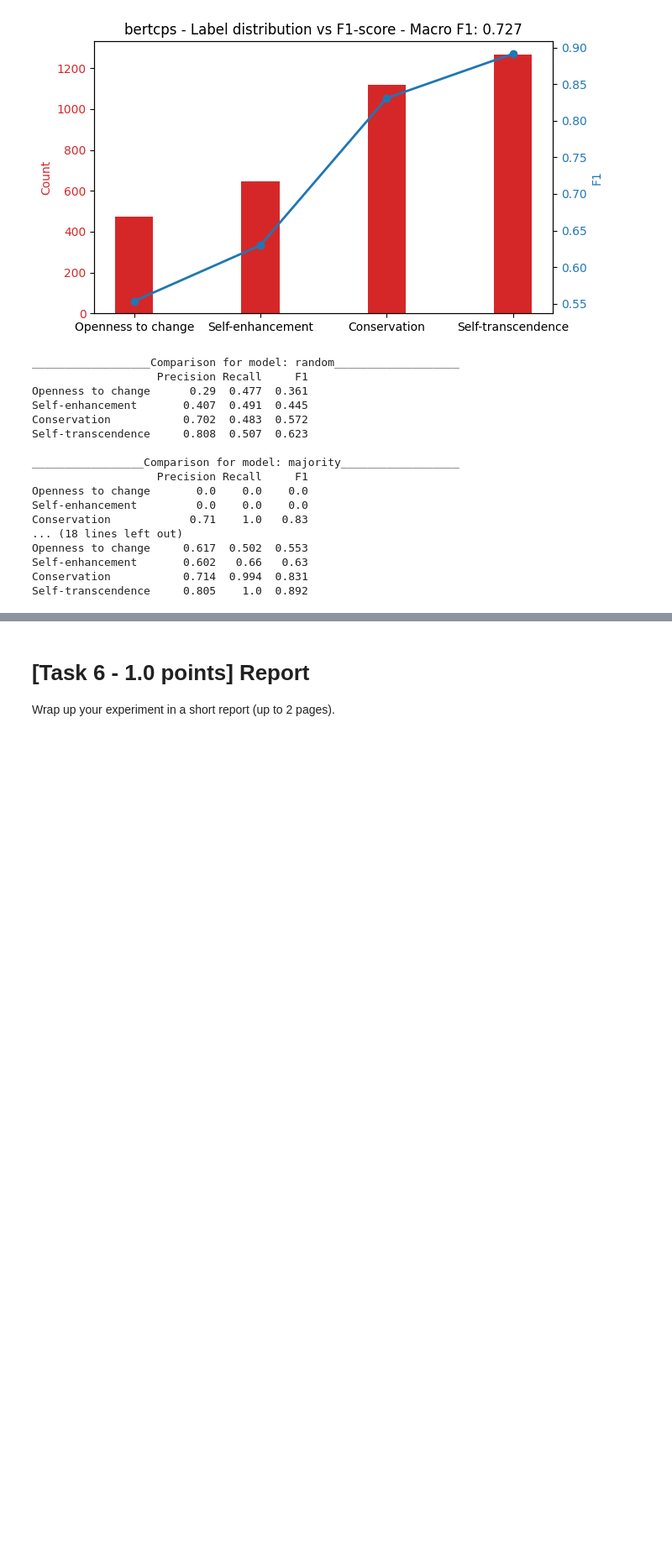
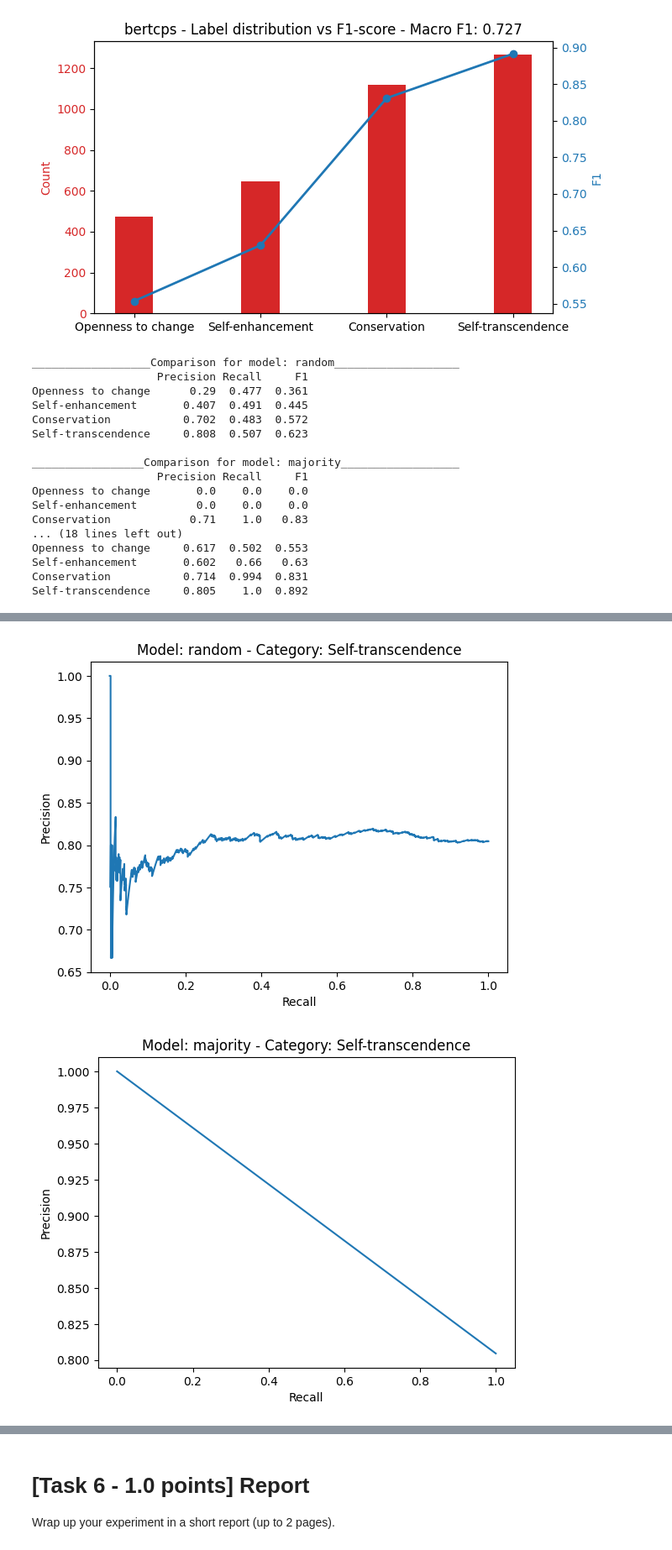
Before and after one commit to AndreaZecca/NLP-assignments, a Jupyter notebook: Assignment-2/Assignment2.ipynb, the cells around one changed output, grey strips where cells are left out. Shown at 84% size. Drawn from its saved outputs; the diff is of its cells as text; code cells hidden in the pictures; blank space fills up the shorter version.

```diff
--- a/Assignment-2/Assignment2.ipynb
+++ b/Assignment-2/Assignment2.ipynb
@@ -897,0 +954,16 @@ Self-transcendence     0.805    1.0  0.892
+# %%
+# computing precision-recall curve for each model on category with the highest f1-score
+for model_name in list(results.keys()):
+    model_results_all = results[model_name]
+    model_results_best = model_results_all[np.argmax([x['macro_f1'] for x in model_results_all])]
+    most_classified_category_index = np.argmax(model_results_best['f1s'])
+    most_classified_category = TOUCHE_VALUES[most_classified_category_index]
+    precision, recall, _ = precision_recall_curve(model_results_best['all_labels'][:, most_classified_category_index], model_results_best['all_outputs'][:, most_classified_category_index])
+    plt.plot(recall, precision)
+    plt.xlabel('Recall')
+    plt.ylabel('Precision')
+    plt.title(f'Model: {model_name} - Category: {most_classified_category}')
+    plt.show()
+# %% [output]
+[figure, added]
+[figure, added]
```
Also changed, not shown: parts of 36 cells of this notebook.
